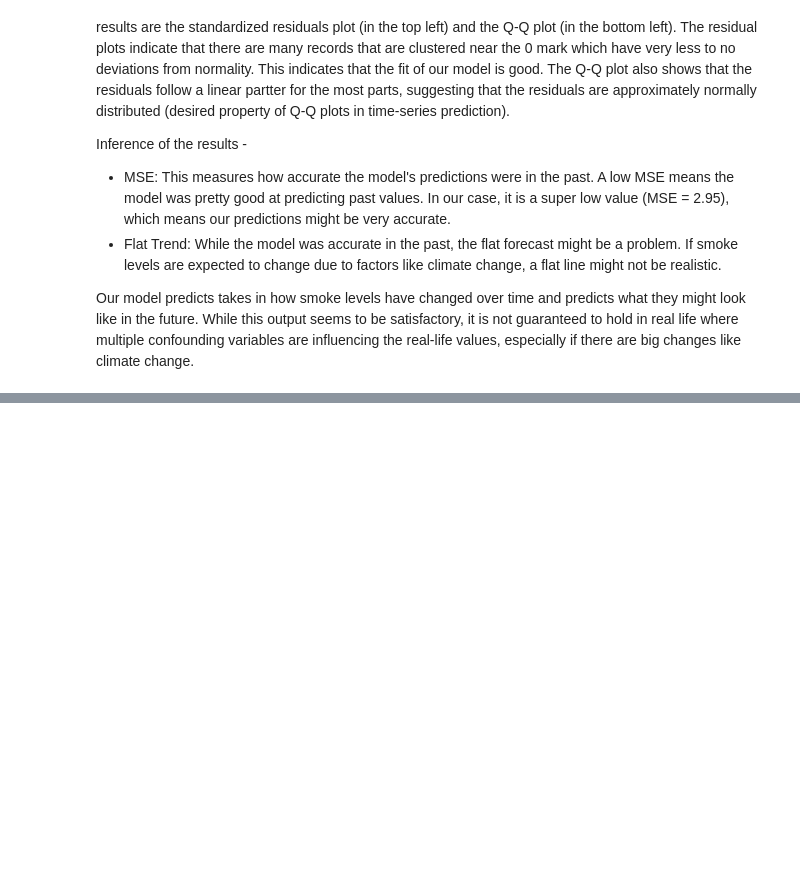
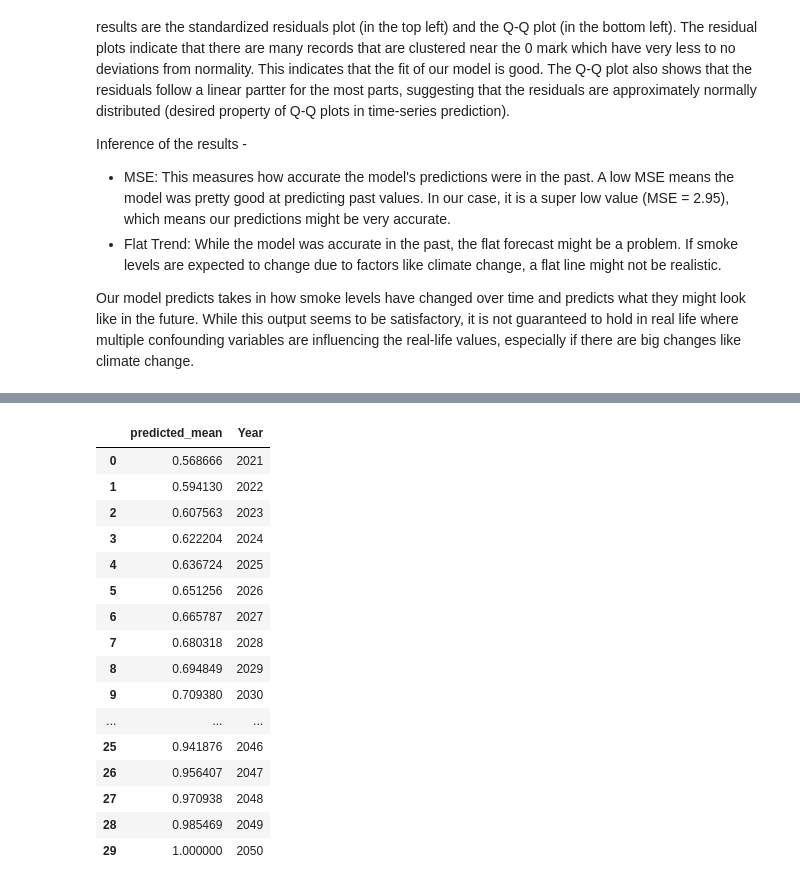
Before and after one commit to raaguln/wildfire-analysis, a Jupyter notebook: smoke_estimates_and_modelling.ipynb, the cells around one changed output, grey strips where cells are left out. Drawn from its saved outputs; the diff is of its cells as text; code cells hidden in the pictures; blank space fills up the shorter version.

```diff
--- a/smoke_estimates_and_modelling.ipynb
+++ b/smoke_estimates_and_modelling.ipynb
@@ -699,0 +725,21 @@ Our model predicts takes in how smoke levels have changed over time and predicts
+# %%
+# Normalize values in predicted_mean to be within 0 to 1
+predicted_smoke_estimates['predicted_mean'] = predicted_smoke_estimates['predicted_mean'] / predicted_smoke_estimates['predicted_mean'].max()
+# %% [output]
+|  | predicted_mean | Year |
+| 0 | 0.568666 | 2021 |
+| 1 | 0.594130 | 2022 |
+| 2 | 0.607563 | 2023 |
+| 3 | 0.622204 | 2024 |
+| 4 | 0.636724 | 2025 |
+| 5 | 0.651256 | 2026 |
+| 6 | 0.665787 | 2027 |
+| 7 | 0.680318 | 2028 |
+| 8 | 0.694849 | 2029 |
+| 9 | 0.709380 | 2030 |
+| ... | ... | ... |
+| 25 | 0.941876 | 2046 |
+| 26 | 0.956407 | 2047 |
+| 27 | 0.970938 | 2048 |
+| 28 | 0.985469 | 2049 |
+| 29 | 1.000000 | 2050 |
```
Also changed, not shown: parts of 12 cells of this notebook, 3 other files.
